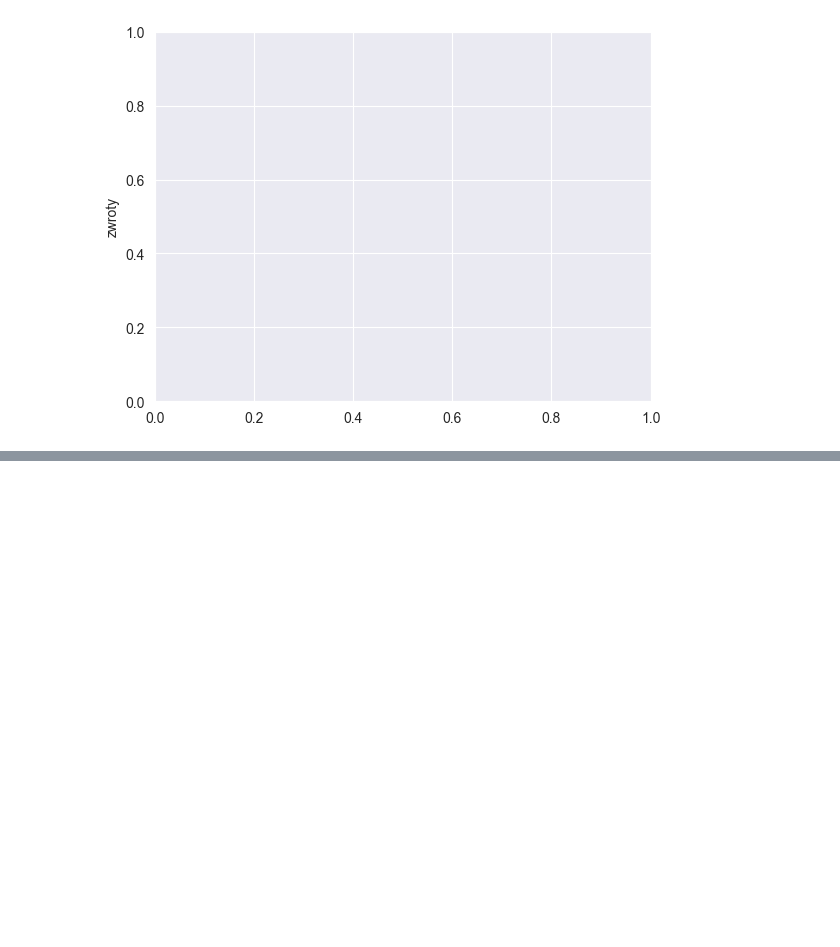
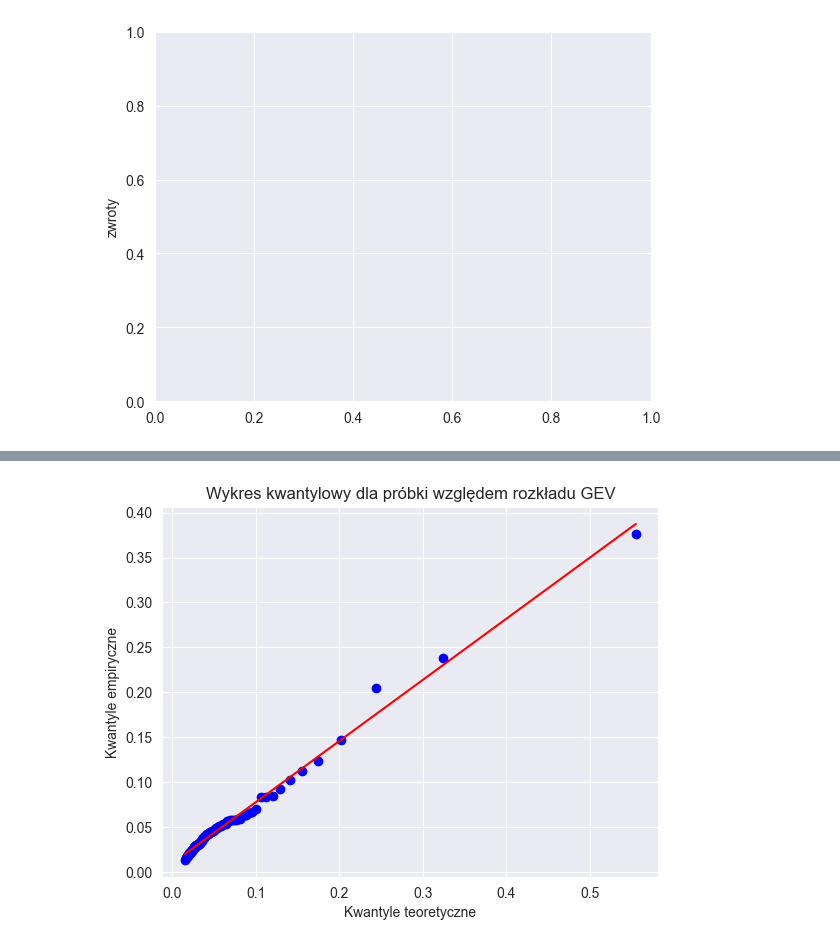
Before and after one commit to OlaHodera/risk, a Jupyter notebook: ropa.ipynb, the cells around one changed output, grey strips where cells are left out. Drawn from its saved outputs; the diff is of its cells as text; code cells hidden in the pictures; blank space fills up the shorter version.

```diff
--- a/ropa.ipynb
+++ b/ropa.ipynb
@@ -86,0 +102,7 @@ _ = plt.ylabel('zwroty')
+# %%
+stats.probplot(monthly.oil, dist=stats.genextreme, sparams=(c,loc, scale), plot=plt)
+plt.xlabel("Kwantyle teoretyczne")
+plt.ylabel("Kwantyle empiryczne")
+_ = plt.title("Wykres kwantylowy dla próbki względem rozkładu GEV")
+# %% [output]
+[figure, added]
```
Also changed, not shown: parts of 4 cells of this notebook, 4 other files.
